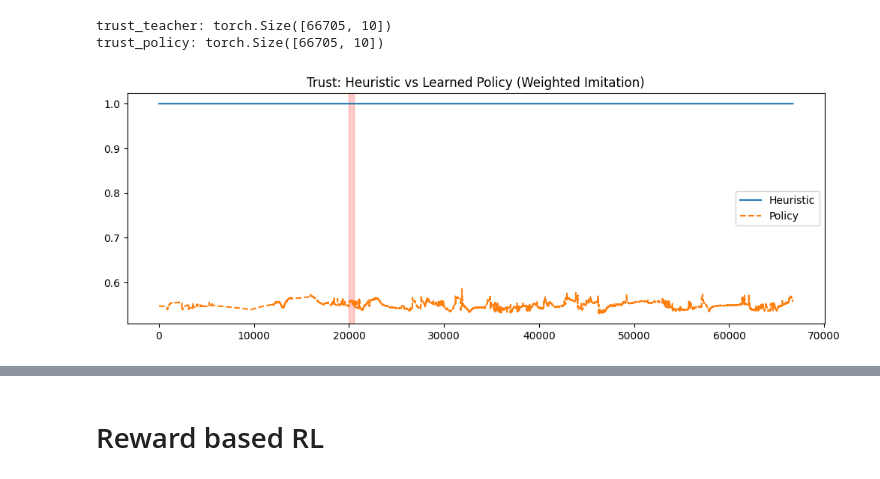
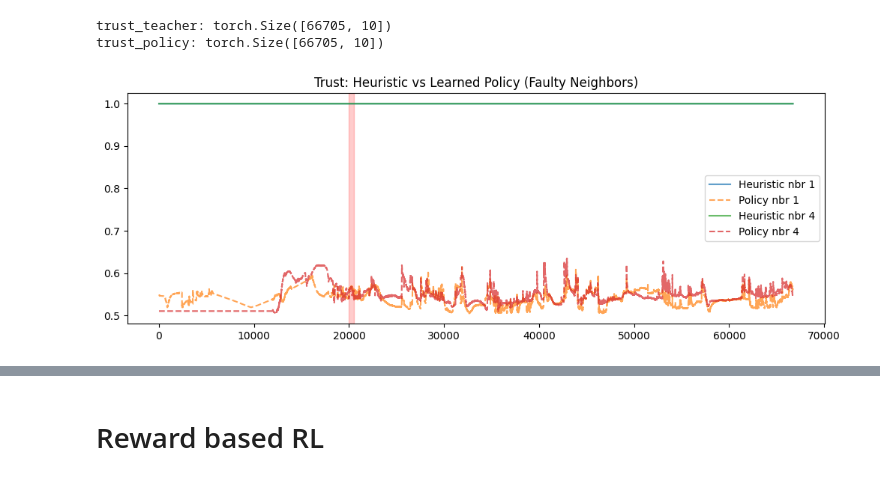
Before and after one commit to prateek-g-bit/Fault-Tolerance-System, a Jupyter notebook: fault-tolerant-system-v1.ipynb, the cells around one changed output, grey strips where cells are left out. Saved outputs shown, nothing was run; the diff lists cells and outputs as text; code cells hidden in the pictures.

Commit message:
Kaggle Notebook | fault_tolerant_system_v1 | Version 11

```diff
--- a/fault-tolerant-system-v1.ipynb
+++ b/fault-tolerant-system-v1.ipynb
@@ -928,13 +942,9 @@ def compute_trust_scores(X_obs, X_temp_hat, eps=1e-6):
 # ================= TRUST SCORES =================
 trust = compute_trust_scores(
     X_fault,
-    X_temp_hat
+    X_temp_hat,
+    health        # ✅ NEW ARGUMENT
 )
-
-trust = torch.exp(-diff / scale)
-
-# numerical safety floor
-trust = torch.clamp(trust, min=1e-6, max=1.0)
 
 assert trust.shape == X_fault.shape
 assert torch.isfinite(trust).all()
@@ -1320,23 +1336,25 @@ trust_policy: torch.Size([66705, 10])
 # %%
 plt.figure(figsize=(12,4))
 
-plt.plot(
-    trust_teacher[:, faulty_neighbor].cpu(),
-    label="Heuristic"
-)
-
-plt.plot(
-    trust_policy[:, faulty_neighbor].detach().cpu(),
-    label="Policy",
-    linestyle="--"
-)
+for n in faulty_neighbors:
+    plt.plot(
+        trust_teacher[:, n].cpu(),
+        label=f"Heuristic nbr {n}",
+        alpha=0.7
+    )
+    plt.plot(
+        trust_policy[:, n].detach().cpu(),
+        linestyle="--",
+        label=f"Policy nbr {n}",
+        alpha=0.7
+    )
 
 plt.axvspan(FAULT_START, FAULT_END, color="red", alpha=0.2)
 plt.legend()
-plt.title("Trust: Heuristic vs Learned Policy (Weighted Imitation)")
+plt.title("Trust: Heuristic vs Learned Policy (Faulty Neighbors)")
 plt.show()
 # %% [output]
-[figure, old version]
+[figure, new version]
 # %%
 X_spatial_hat_policy = spatial_reconstruct_trust_weighted(
     X_fault_nb,
```
Also changed, not shown: parts of 23 cells of this notebook.
